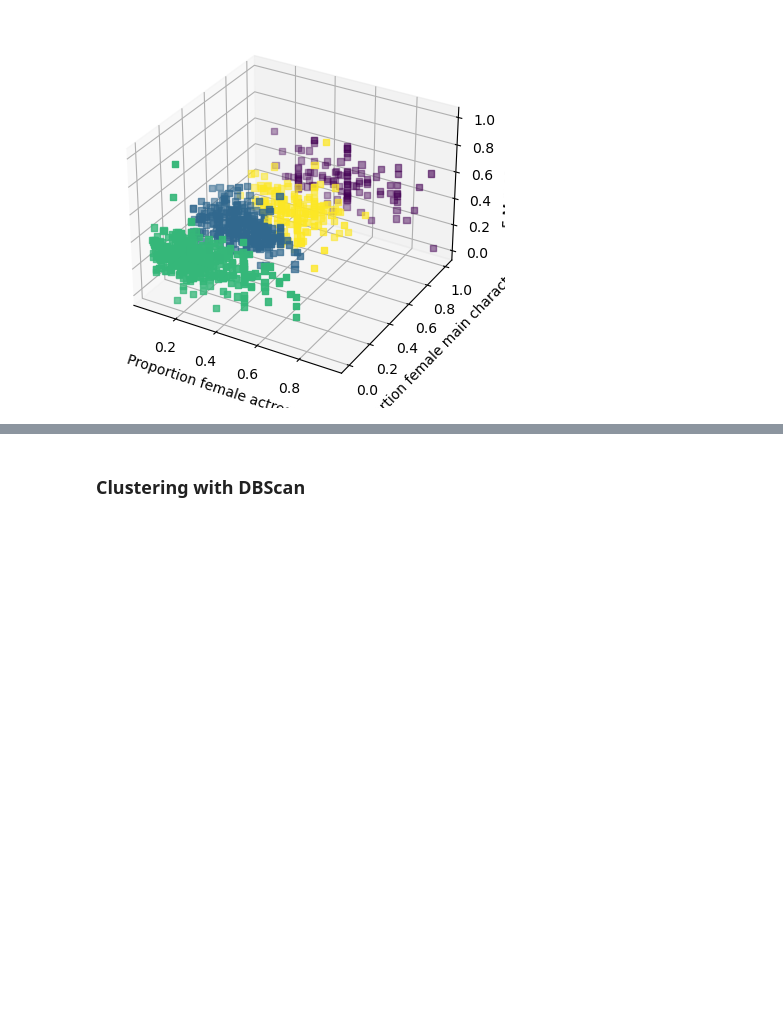
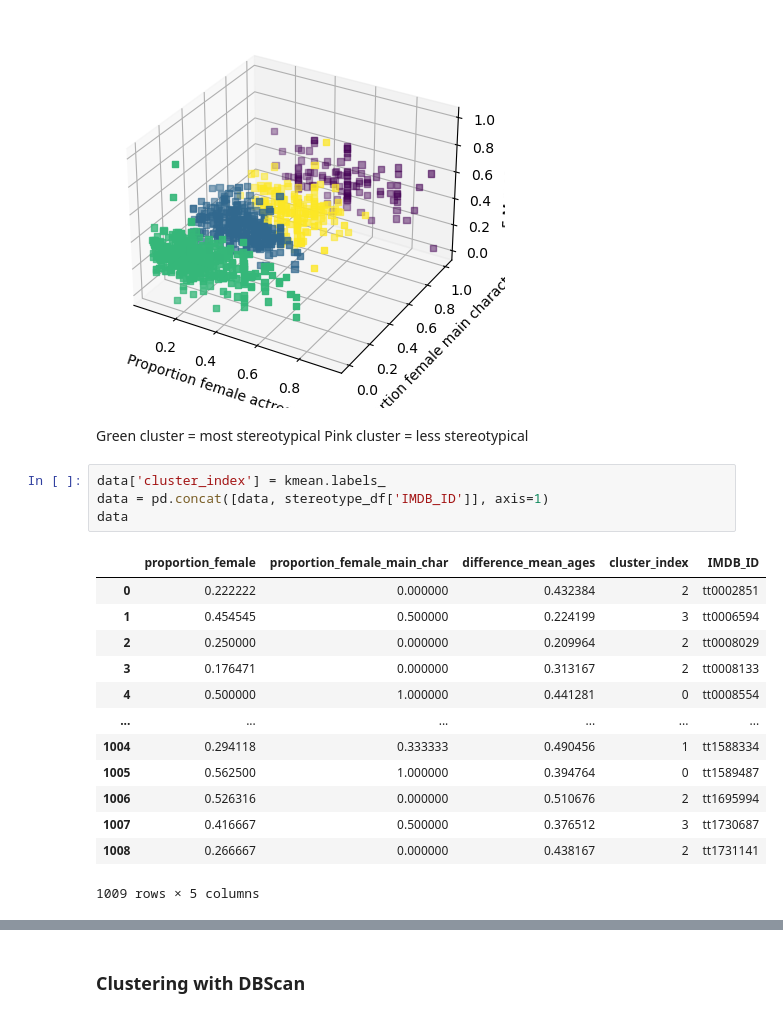
Before and after one commit to epfl-ada/ada-2023-project-badabob, a Jupyter notebook: clustering.ipynb, the cells around one changed output, grey strips where cells are left out. Saved outputs shown, nothing was run; the diff lists cells and outputs as text; blank space fills up the shorter version.

```diff
--- a/clustering.ipynb
+++ b/clustering.ipynb
@@ -316,3 +286,24 @@ ax.scatter(x,y,z, marker="s", c=kmean.labels_)
 plt.show()
 # %% [output]
 [figure]
+# %% [markdown]
+Green cluster = most stereotypical
+Pink cluster = less stereotypical
+# %%
+data['cluster_index'] = kmean.labels_
+data = pd.concat([data, stereotype_df['IMDB_ID']], axis=1)
+data
+# %% [output]
+|  | proportion_female | proportion_female_main_char | difference_mean_ages | cluster_index | IMDB_ID |
+| 0 | 0.222222 | 0.000000 | 0.432384 | 2 | tt0002851 |
+| 1 | 0.454545 | 0.500000 | 0.224199 | 3 | tt0006594 |
+| 2 | 0.250000 | 0.000000 | 0.209964 | 2 | tt0008029 |
+| 3 | 0.176471 | 0.000000 | 0.313167 | 2 | tt0008133 |
+| 4 | 0.500000 | 1.000000 | 0.441281 | 0 | tt0008554 |
+| ... | ... | ... | ... | ... | ... |
+| 1004 | 0.294118 | 0.333333 | 0.490456 | 1 | tt1588334 |
+| 1005 | 0.562500 | 1.000000 | 0.394764 | 0 | tt1589487 |
+| 1006 | 0.526316 | 0.000000 | 0.510676 | 2 | tt1695994 |
+| 1007 | 0.416667 | 0.500000 | 0.376512 | 3 | tt1730687 |
+| 1008 | 0.266667 | 0.000000 | 0.438167 | 2 | tt1731141 |
+1009 rows × 5 columns
```
Also changed, not shown: parts of 17 cells of this notebook.
